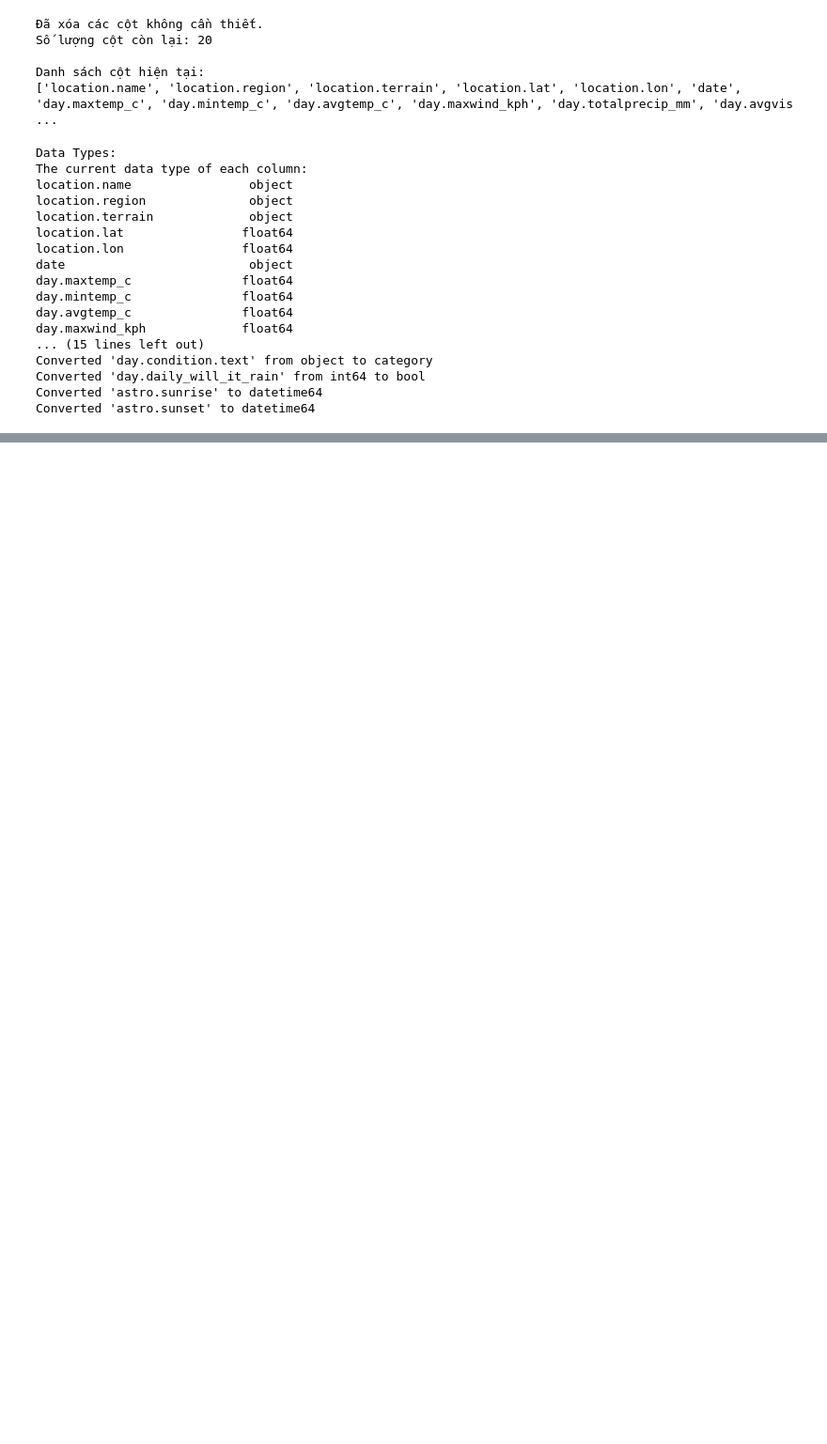
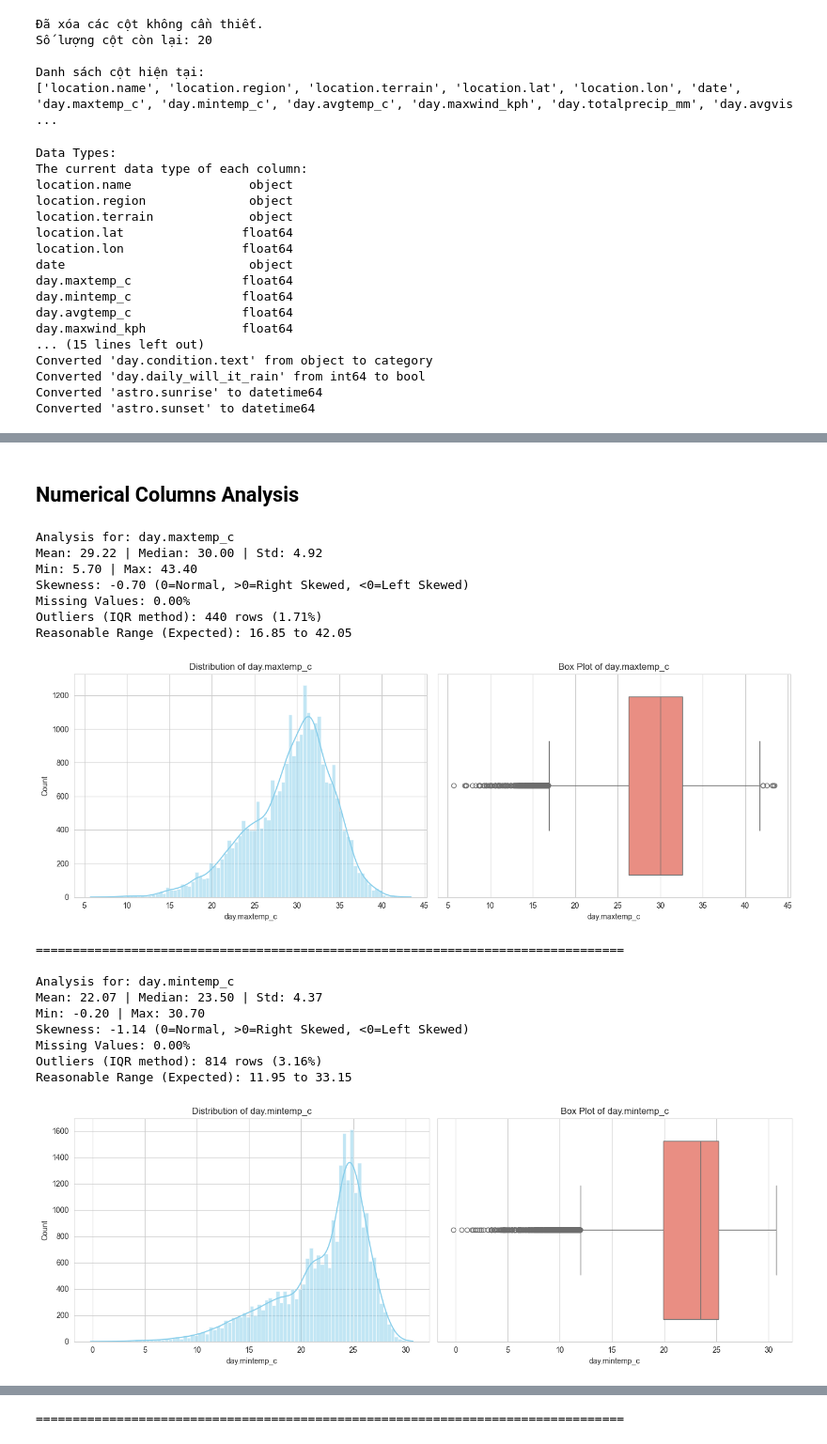
Before and after one commit to DucPhuc1/ProgrammingForDS, a Jupyter notebook: weatherVN.ipynb, the cells around one changed output, grey strips where cells are left out. Shown at 94% size. Cells and saved outputs as stored; diff of their text form; code cells hidden in the pictures; blank space fills up the shorter version.

Commit message:
Data Exploration- Numerical & Categorical Analysis

```diff
--- a/weatherVN.ipynb
+++ b/weatherVN.ipynb
@@ -474,3 +484,81 @@ Dựa trên các vấn đề đã xác định, chúng tôi thực hiện quy tr
 | `location.terrain`| `object` | **`category`** | Tối ưu hóa hiệu suất cho biến phân loại địa hình. |
 | `day.condition.text`| `object` | **`category`** | Tối ưu hóa bộ nhớ vì các mô tả thời tiết (ví dụ: "Sunny") lặp lại nhiều. |
 | `day.daily_will_it_rain`| `int64` | **`bool`** | Chuyển đổi 0/1 thành True/False để phản ánh đúng bản chất Boolean. |
+# %% [markdown]
+## Numerical Columns Analysis
+# %%
+# Set visualization style
+sns.set_style("whitegrid")
+plt.rcParams['figure.figsize'] = (14, 5)
+
+def analyze_numerical_column(df, col):
+    print(f"Analysis for: {col}")
+
+    # 1. Central Tendency & Distribution Stats
+    desc = df[col].describe()
+    skewness = df[col].skew()
+    kurtosis = df[col].kurt()
+    missing_pct = df[col].isnull().mean() * 100
+
+    print(f"Mean: {desc['mean']:.2f} | Median: {desc['50%']:.2f} | Std: {desc['std']:.2f}")
+    print(f"Min: {desc['min']:.2f} | Max: {desc['max']:.2f}")
+    print(f"Skewness: {skewness:.2f} (0=Normal, >0=Right Skewed, <0=Left Skewed)")
+    print(f"Missing Values: {missing_pct:.2f}%")
+
+    # 2. Outlier Detection (IQR Method)
+    Q1 = desc['25%']
+    Q3 = desc['75%']
+    IQR = Q3 - Q1
+    lower_bound = Q1 - 1.5 * IQR
+    upper_bound = Q3 + 1.5 * IQR
+    outliers_count = ((df[col] < lower_bound) | (df[col] > upper_bound)).sum()
+    outliers_pct = (outliers_count / len(df)) * 100
+
+    print(f"Outliers (IQR method): {outliers_count} rows ({outliers_pct:.2f}%)")
+    print(f"Reasonable Range (Expected): {lower_bound:.2f} to {upper_bound:.2f}")
+
+    # 3. Visualizations
+    fig, axes = plt.subplots(1, 2)
+
+    # Histogram + KDE (Distribution Shape)
+    sns.histplot(data=df, x=col, kde=True, ax=axes[0], color='skyblue')
+    axes[0].set_title(f'Distribution of {col}')
+
+    # Box Plot (Outliers)
+    sns.boxplot(data=df, x=col, ax=axes[1], color='salmon')
+    axes[1].set_title(f'Box Plot of {col}')
+
+    plt.tight_layout()
+    plt.show()
+    print("\n" + "="*80 + "\n")
+
+# Define Numerical Columns list based on the previous cleaning
+# Remove 'location.lat', 'location.lon' as not providing meanings
+# for distribution & range and outliers & data quality
+# but can be used for meaningful questions/insights
+numerical_cols_1 = [
+    'day.maxtemp_c', 'day.mintemp_c', 'day.avgtemp_c'
+]
+
+# Execute Analysis
+for col in numerical_cols_1:
+    analyze_numerical_column(df, col)
+# %% [output]
+Analysis for: day.maxtemp_c
+Mean: 29.22 | Median: 30.00 | Std: 4.92
+Min: 5.70 | Max: 43.40
+Skewness: -0.70 (0=Normal, >0=Right Skewed, <0=Left Skewed)
+Missing Values: 0.00%
+Outliers (IQR method): 440 rows (1.71%)
+Reasonable Range (Expected): 16.85 to 42.05
+[figure, added]
+================================================================================
+
+Analysis for: day.mintemp_c
+Mean: 22.07 | Median: 23.50 | Std: 4.37
+Min: -0.20 | Max: 30.70
+Skewness: -1.14 (0=Normal, >0=Right Skewed, <0=Left Skewed)
+Missing Values: 0.00%
+Outliers (IQR method): 814 rows (3.16%)
+Reasonable Range (Expected): 11.95 to 33.15
+[figure, added]
@@ -476,0 +575 @@ Dựa trên các vấn đề đã xác định, chúng tôi thực hiện quy tr
+================================================================================
```
Also changed, not shown: parts of 21 cells of this notebook.
